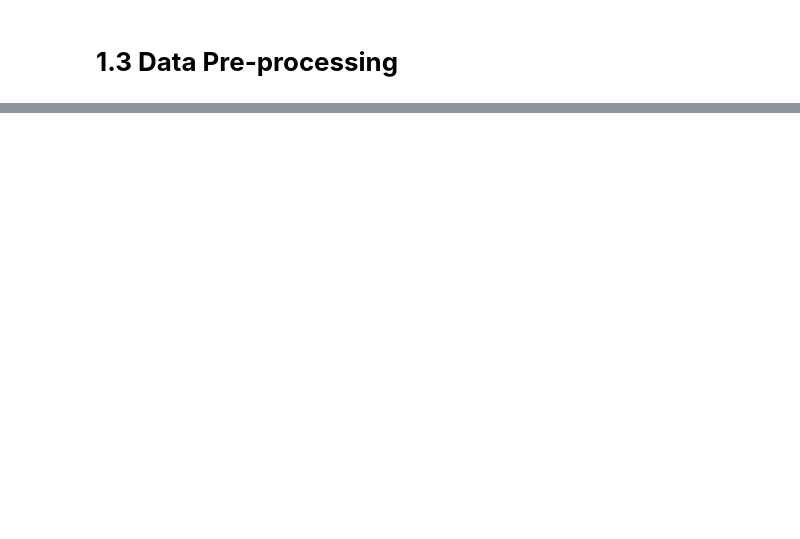
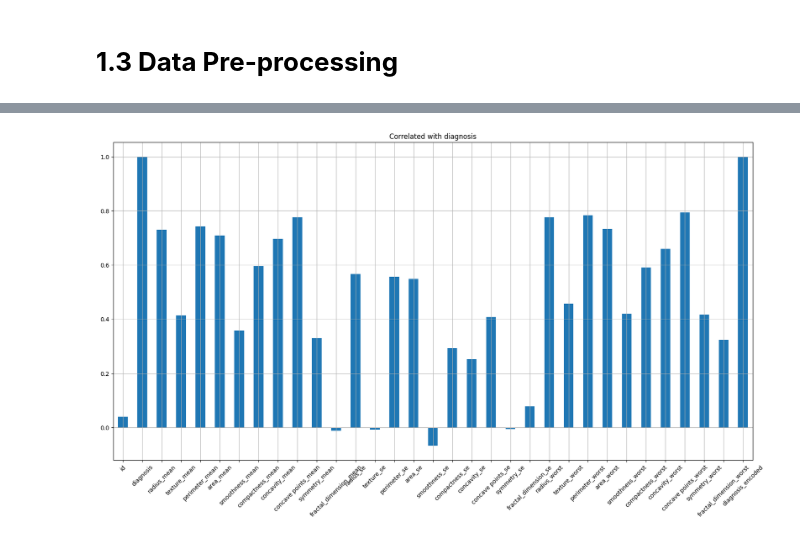
Before and after one commit to Naeem2121870/BIG-DATA-ANALYTICS-COURSEWORK, a Jupyter notebook: COURSEWORK_JANATUL.ipynb, the cells around one changed output, grey strips where cells are left out. Drawn from its saved outputs; the diff is of its cells as text; code cells hidden in the pictures; blank space fills up the shorter version.

```diff
--- a/COURSEWORK_JANATUL.ipynb
+++ b/COURSEWORK_JANATUL.ipynb
@@ -55,0 +232,18 @@ ModuleNotFoundError: ignored
+# %%
+#Generate new feature , check irrelevant feature and corelated with diagonis
+
+from sklearn.preprocessing import LabelEncoder
+
+label_encoder = LabelEncoder()
+
+BC['diagnosis_encoded'] = label_encoder.fit_transform(BC['diagnosis'])
+
+correlation = BC.corrwith(BC['diagnosis_encoded'])
+
+correlation.plot.bar(figsize=(20, 10), title='Correlated with diagnosis', rot=45, grid=True)
+
+plt.xticks(range(len(correlation.index)), correlation.index)
+
+plt.show()
+# %% [output]
+[figure, added]
```
Also changed, not shown: parts of 42 cells of this notebook.
